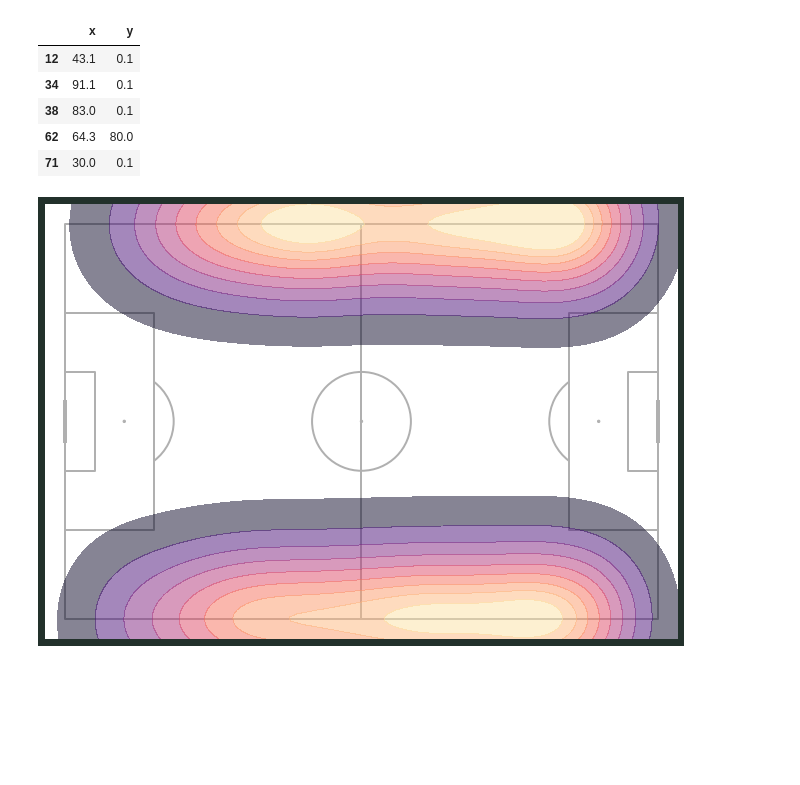
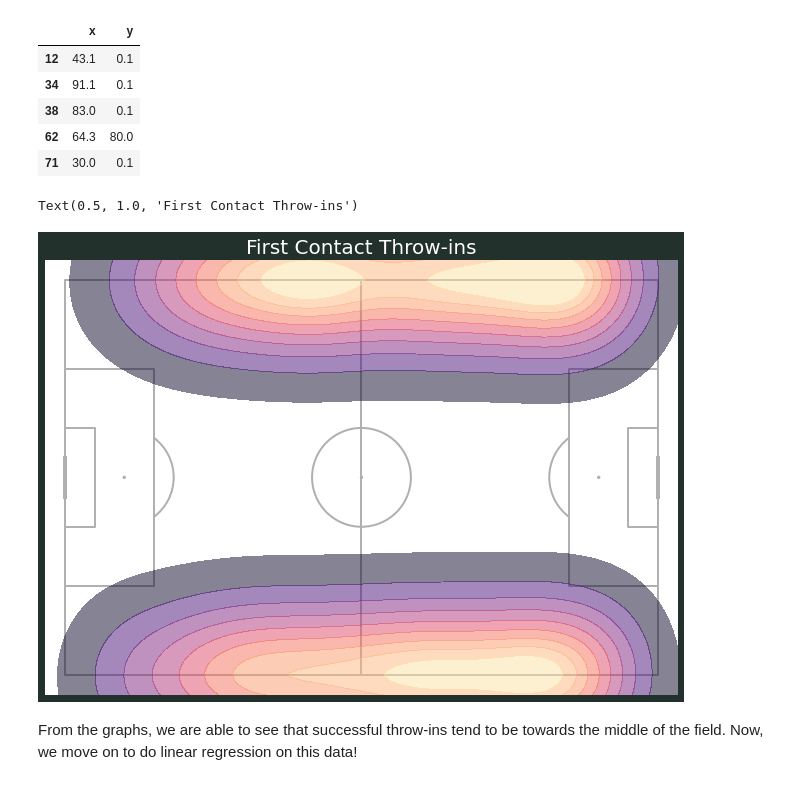
Before and after one commit to ryaa2020/Throw-ins-Gain-the-Upper-Hand, a Jupyter notebook: firstContact/firstContact.ipynb, the cells around one changed output. Drawn from its saved outputs; the diff is of its cells as text; code cells hidden in the pictures; blank space fills up the shorter version.

```diff
--- a/firstContact/firstContact.ipynb
+++ b/firstContact/firstContact.ipynb
@@ -302,24 +324,29 @@ See the caveats in the documentation: https://pandas.pydata.org/pandas-docs/stab
 # %%
 fig ,ax = plt.subplots(figsize=(13.5,8))
 fig.set_facecolor('#22312b')
 ax.patch.set_facecolor('#22312b')
 
 #this is how we create the pitch
 pitch = Pitch(pitch_type='statsbomb')
 
 #Draw the pitch on the ax figure as well as invert the axis for this specific pitch
 pitch.draw(ax=ax)
 plt.gca().invert_yaxis()
 
 #Create the heatmap
 kde = sns.kdeplot(
         location_xy['x'],
         location_xy['y'],
         shade = True,
         shade_lowest=False,
         alpha=.5,
         n_levels=10,
         cmap = 'magma'
 )
+
+plt.title('First Contact Throw-ins',color='white',size=20)
 # %% [output]
+Text(0.5, 1.0, 'First Contact Throw-ins')
-[figure, old version]
+[figure, new version]
+# %% [markdown]
+From the graphs, we are able to see that successful throw-ins tend to be towards the middle of the field. Now, we move on to do linear regression on this data!
```
Also changed, not shown: parts of 11 cells of this notebook, 2 other files.
